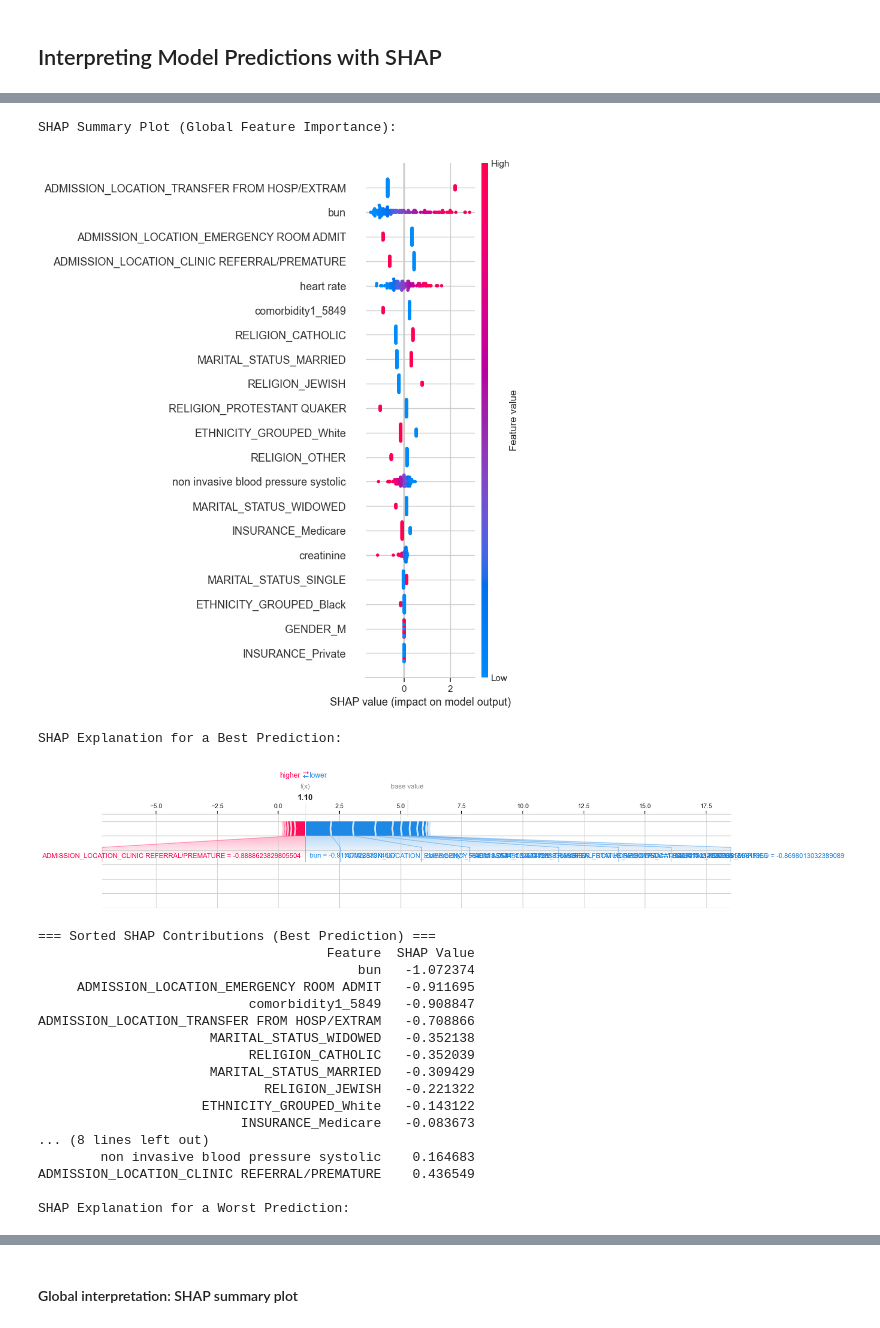
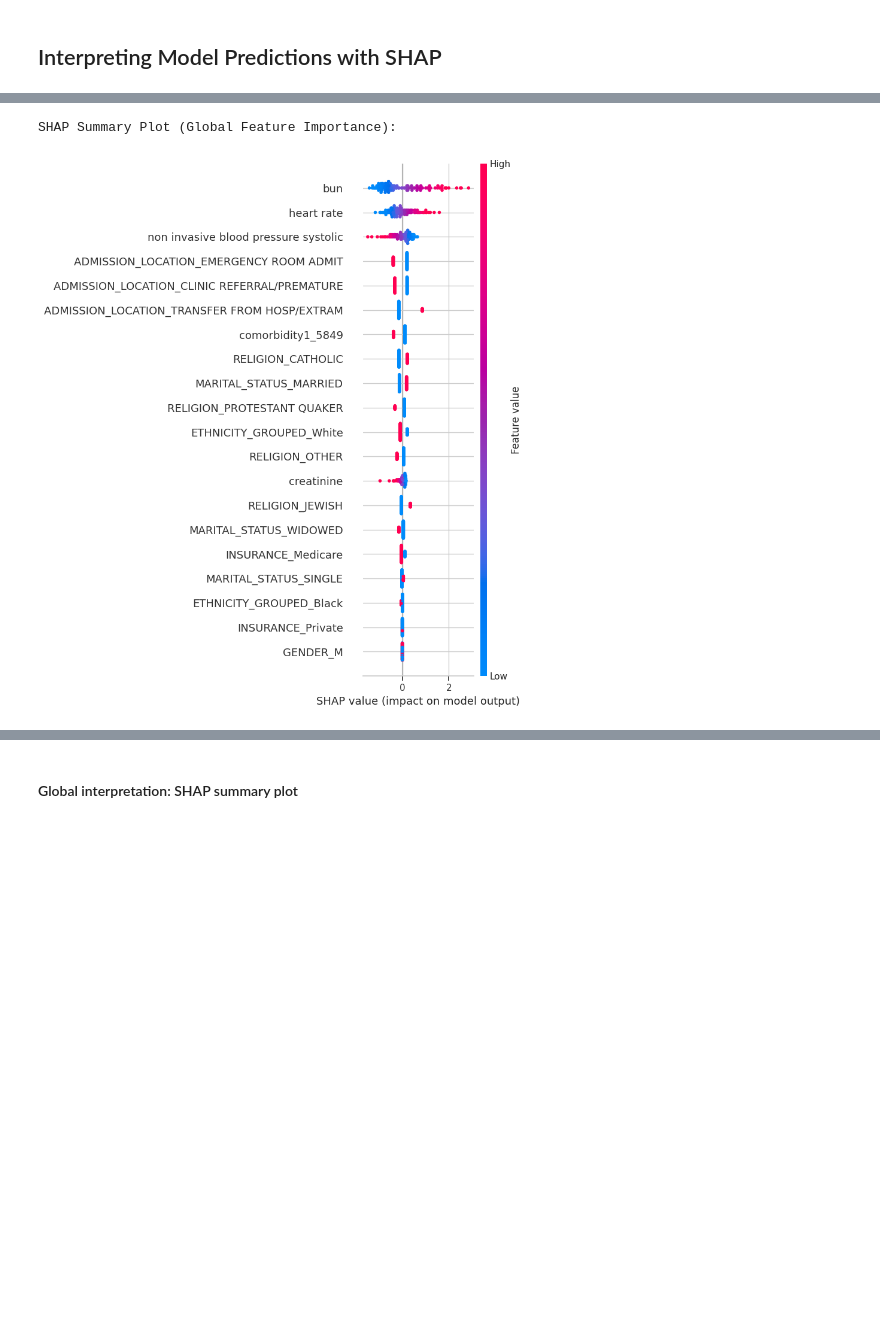
Before and after one commit to ossclaudia/Machine-Learning-2, a Jupyter notebook: projeto.ipynb, the cells around one changed output, grey strips where cells are left out. Drawn from its saved outputs; the diff is of its cells as text; code cells hidden in the pictures; blank space fills up the shorter version.

Commit message:
shap fixed

```diff
--- a/projeto.ipynb
+++ b/projeto.ipynb
@@ -1633,93 +1630,16 @@ We analyze one best and one worst prediction in detail, identifying which clinic
 # %%
 shap.initjs()
 
 # SHAP Explainer for ElasticNet
 explainer = shap.LinearExplainer(elastic_estimator, X_train_scaled, feature_names=X.columns)
 shap_values = explainer(X_test_scaled)
 
 # --- 1. Global SHAP Summary Plot ---
 print("SHAP Summary Plot (Global Feature Importance):")
 shap.summary_plot(shap_values, X_test_scaled, feature_names=X.columns, show=False)
 plt.savefig("shap_summary_plot.png", bbox_inches="tight")
 plt.show()
-
-# Convert to NumPy array if needed
-if isinstance(X_test_scaled, pd.DataFrame):
-    X_test_scaled_array = X_test_scaled.to_numpy()
-else:
-    X_test_scaled_array = X_test_scaled
-
-# --- 2. Local Explanation: Best Prediction ---
-# Convert best_idxs to plain list or array
-best_idxs = np.array(best_idxs)
-best_pos = int(best_idxs[0])  # Ensure it's a pure int index
-best_patient = X_test_scaled_array[best_pos]
-best_shap_values = shap_values[best_pos]
-
-print("\nSHAP Explanation for a Best Prediction:")
-shap.force_plot(
-    explainer.expected_value,
-    best_shap_values.values,
-    best_patient,
-    feature_names=X.columns,
-    matplotlib=True
-)
-
-best_df = pd.DataFrame({
-    'Feature': X.columns,
-    'SHAP Value': best_shap_values.values
-})
-
-# Sort by SHAP value
-best_df_sorted = best_df.sort_values(by='SHAP Value')
-print("=== Sorted SHAP Contributions (Best Prediction) ===")
-print(best_df_sorted.to_string(index=False))
-
-
-# --- 3. Local Explanation: Worst Prediction ---
-worst_idxs = np.array(worst_idxs)
-worst_pos = int(worst_idxs[-1])
-worst_patient = X_test_scaled_array[worst_pos]
-worst_shap_values = shap_values[worst_pos]
-
-print("\nSHAP Explanation for a Worst Prediction:")
-shap.force_plot(
-    explainer.expected_value,
-    worst_shap_values.values,
-    worst_patient,
-    feature_names=X.columns,
-    matplotlib=True
-)
-
-worst_df = pd.DataFrame({
-    'Feature': X.columns,
-    'SHAP Value': worst_shap_values.values
-})
-
-# Sort by SHAP value
-worst_df_sorted = worst_df.sort_values(by='SHAP Value')
-print("\n=== Sorted SHAP Contributions (Worst Prediction) ===")
-print(worst_df_sorted.to_string(index=False))
 # %% [output]
 [interactive output not drawn]
 SHAP Summary Plot (Global Feature Importance):
-[figure, old version]
+[figure, new version]
-SHAP Explanation for a Best Prediction:
-[figure, removed]
-=== Sorted SHAP Contributions (Best Prediction) ===
-                                     Feature  SHAP Value
-                                         bun   -1.072374
-     ADMISSION_LOCATION_EMERGENCY ROOM ADMIT   -0.911695
-                           comorbidity1_5849   -0.908847
-ADMISSION_LOCATION_TRANSFER FROM HOSP/EXTRAM   -0.708866
-                      MARITAL_STATUS_WIDOWED   -0.352138
-                           RELIGION_CATHOLIC   -0.352039
-                      MARITAL_STATUS_MARRIED   -0.309429
-                             RELIGION_JEWISH   -0.221322
-                     ETHNICITY_GROUPED_White   -0.143122
-                          INSURANCE_Medicare   -0.083673
-... (8 lines left out)
-        non invasive blood pressure systolic    0.164683
-ADMISSION_LOCATION_CLINIC REFERRAL/PREMATURE    0.436549
-
-SHAP Explanation for a Worst Prediction:
```
Also changed, not shown: parts of 27 cells of this notebook, 1 other file.
